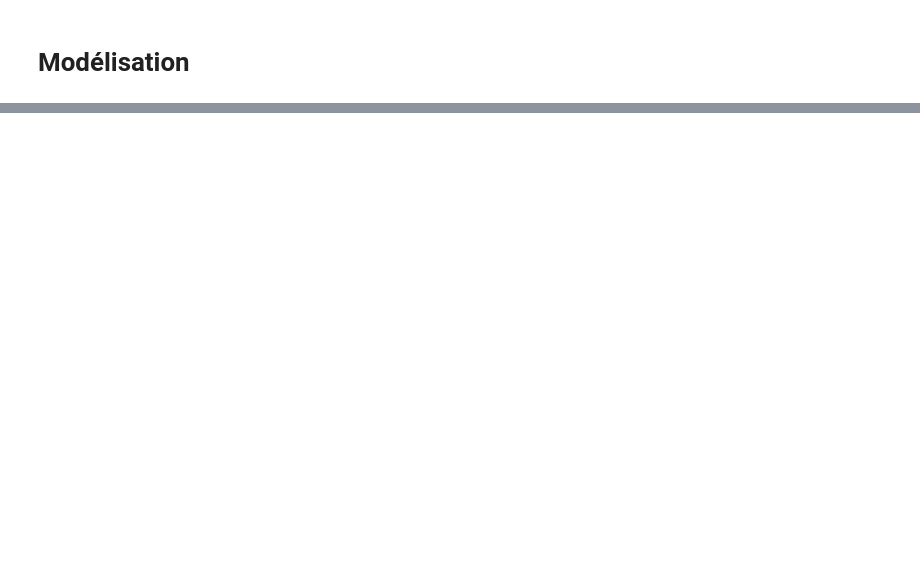
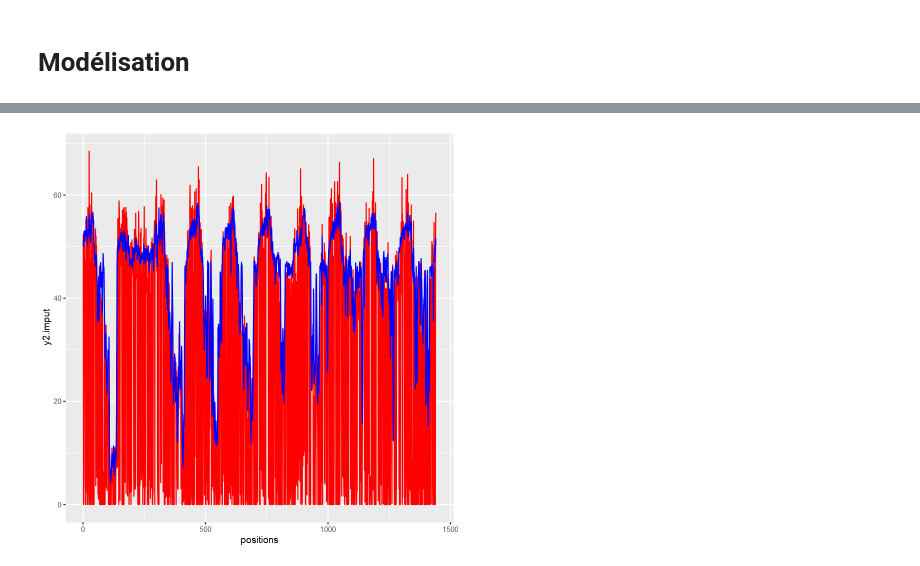
Before and after one commit to antoML/sysfac, a Jupyter notebook: NP_FM-NonNegative_NMF.ipynb, the cells around one changed output, grey strips where cells are left out. Saved outputs shown, nothing was run; the diff lists cells and outputs as text; code cells hidden in the pictures; blank space fills up the shorter version.

```diff
--- a/NP_FM-NonNegative_NMF.ipynb
+++ b/NP_FM-NonNegative_NMF.ipynb
@@ -207,0 +612,7 @@ A matrix: 6 × 1440 of type dbl
+# %%
+g2 <- ggplot(df, aes(positions))
+g2 <- g2 + geom_line(aes(y=y2.imput), colour="red")
+g2 <- g2 + geom_line(aes(y=y2.original), colour="blue")
+print(g2)
+# %% [output]
+[figure, added]
```
Also changed, not shown: parts of 42 cells of this notebook, 32 other files.
